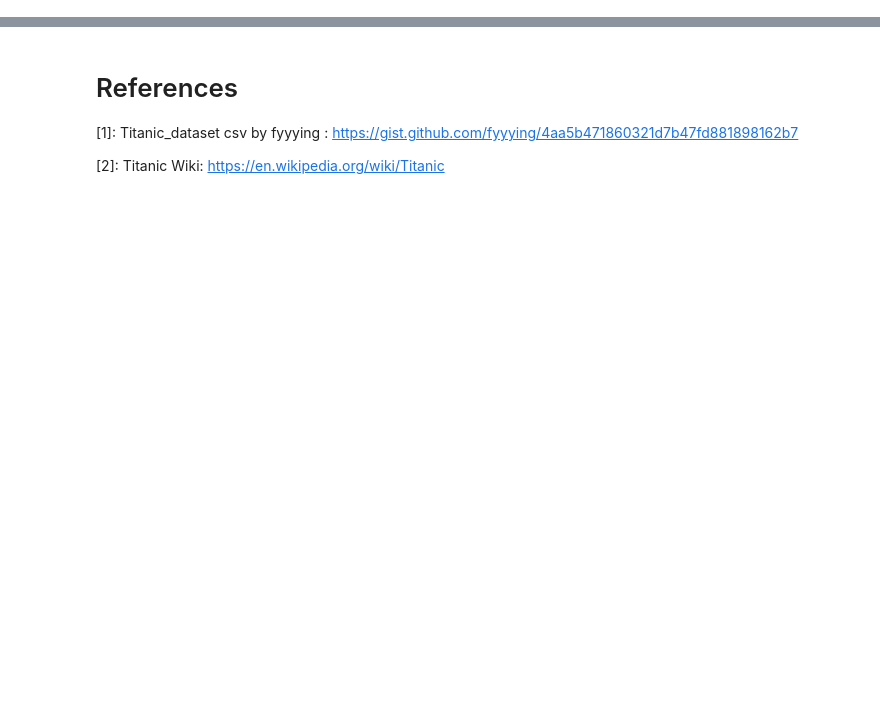
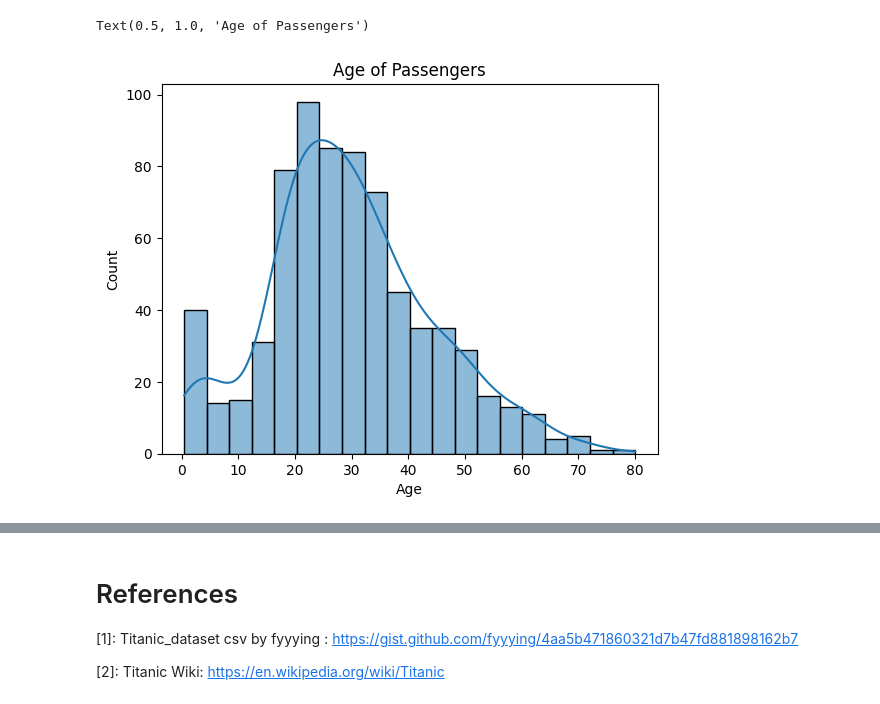
Before and after one commit to StephenCaulfield/Programming-for-Data-Analytics, a Jupyter notebook: PFDAproject.ipynb, the cells around one changed output, grey strips where cells are left out. Saved outputs shown, nothing was run; the diff lists cells and outputs as text; code cells hidden in the pictures; blank space fills up the shorter version.

Commit message:
Adding histograms, stats, code.

```diff
--- a/PFDAproject.ipynb
+++ b/PFDAproject.ipynb
@@ -136,4 +138,6 @@ import csv
 # %%
-pd.set_option('display.float_format', lambda x: '%.2f' % x)
+#Reads in csv file and creates table
+passengers = pd.read_csv("titanic_dataset.csv")
 
-passengers = pd.read_csv("https://raw.githubusercontent.com/kaob1991/Programming-project/main/datasets/penguins_lter.csv")
+#displays passengers table first and last 5 entries
+passengers
@@ -139,0 +160,5 @@ passengers = pd.read_csv("https://raw.githubusercontent.com/kaob1991/Programming
+# %%
+#Recreates the table passengers but removes the specified columns
+passengers = passengers.drop(["PassengerId", "Name", "Ticket", "Fare", "Cabin"], axis = 1)
+
+passengers
@@ -139,0 +218,7 @@ passengers = pd.read_csv("https://raw.githubusercontent.com/kaob1991/Programming
+# %%
+age_totals = passengers["Age"].value_counts()
+sns.histplot(data = passengers["Age"], kde = True)
+plt.title("Age of Passengers")
+# %% [output]
+Text(0.5, 1.0, 'Age of Passengers')
+[figure, added]
```
Also changed, not shown: parts of 8 cells of this notebook.
